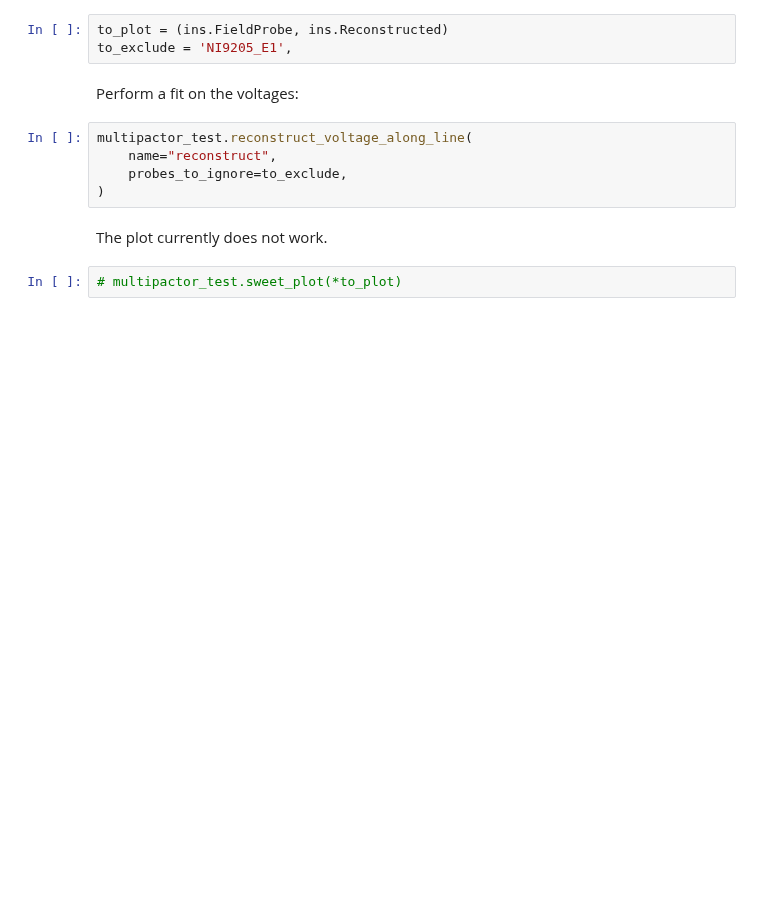
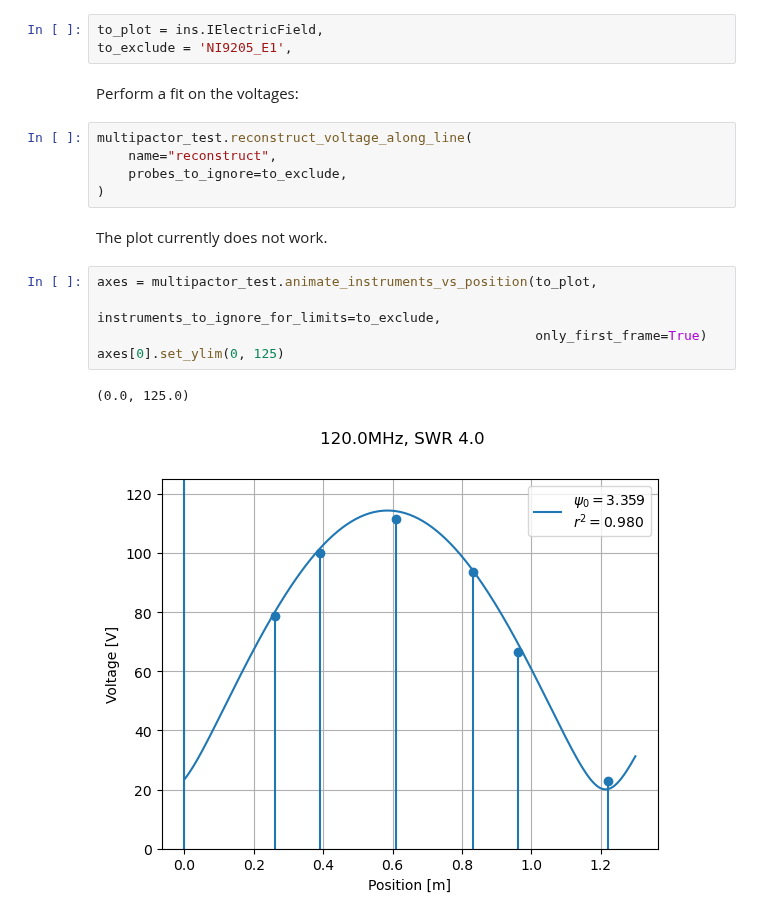
Before and after one commit to AdrienPlacais/multipac_testbench, a Jupyter notebook: docs/source/manual/notebooks/reconstruct_voltage.ipynb, the cells around one changed output. Saved outputs shown, nothing was run; the diff lists cells and outputs as text; blank space fills up the shorter version.

Commit message:
with a test for reconstructed voltage

```diff
--- a/docs/source/manual/notebooks/reconstruct_voltage.ipynb
+++ b/docs/source/manual/notebooks/reconstruct_voltage.ipynb
@@ -27,7 +27,7 @@ multipactor_test = MultipactorTest(results_path,
                                    swr=4.,
                                    sep=',')
 # %%
-to_plot = (ins.FieldProbe, ins.Reconstructed)
+to_plot = ins.IElectricField,
 to_exclude = 'NI9205_E1',
 # %% [markdown]
 Perform a fit on the voltages:
@@ -39,4 +39,10 @@ multipactor_test.reconstruct_voltage_along_line(
 # %% [markdown]
 The plot currently does not work.
 # %%
-# multipactor_test.sweet_plot(*to_plot)
+axes = multipactor_test.animate_instruments_vs_position(to_plot,
+                                                        instruments_to_ignore_for_limits=to_exclude,
+                                                        only_first_frame=True)
+axes[0].set_ylim(0, 125)
+# %% [output]
+(0.0, 125.0)
+[figure, added]
```
Also changed, not shown: 1 other file.
